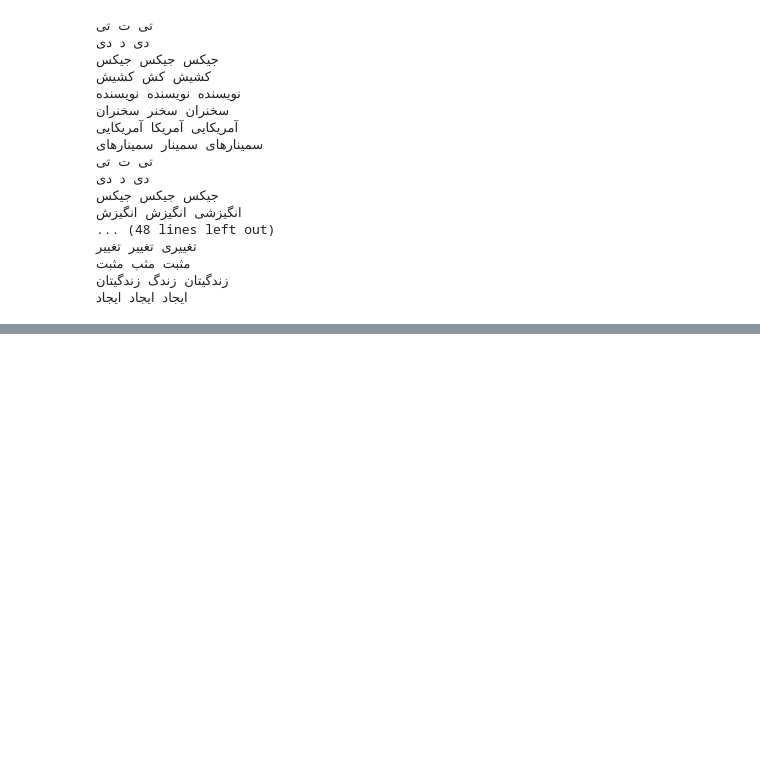
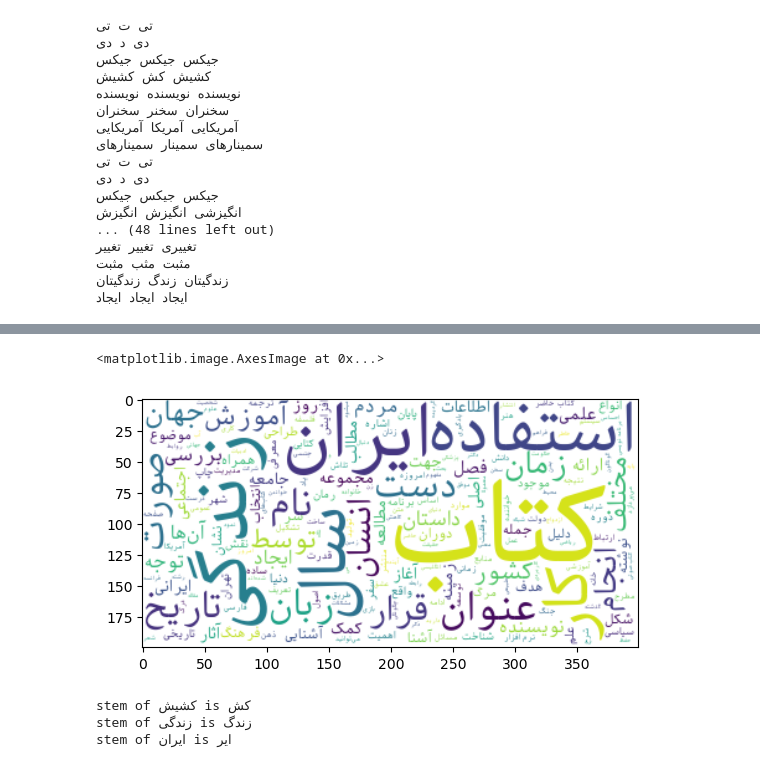
Before and after one commit to IR-1401-2-project/ClassProjects, a Jupyter notebook: session_002_1.ipynb, the cells around one changed output, grey strips where cells are left out. Saved outputs shown, nothing was run; the diff lists cells and outputs as text; code cells hidden in the pictures; blank space fills up the shorter version.

Commit message:
persian part fully implemented

```diff
--- a/session_002_1.ipynb
+++ b/session_002_1.ipynb
@@ -243,3 +243,6 @@ for index, row in df_persian.iterrows():
 # %%
 # save the df
 df_persian.to_csv("persian_df.csv")
+# %%
+# load df
+df_persian = pandas.read_csv("persian_df.csv")
@@ -245,0 +303,45 @@ df_persian.to_csv("persian_df.csv")
+# %%
+# we combine all the cleaned words in all columns together
+all_words = []
+for index, row in df_persian.iterrows():
+    all_words += row["hazm_cleaned_word_token"]
+
+# we reshape the persian text
+reshaped_text = reshape(" ".join(all_words))
+# %%
+# before we can display farsi we need to prepare the text
+# we are going to use the arabic_reshaper library to reshape the persian text
+# we are going to use the bidi library to display the persian text
+from bidi.algorithm import get_display
+import arabic_reshaper
+
+# we reshape the persian text
+reshaped_text = arabic_reshaper.reshape(" ".join(all_words))
+# we display the persian text
+reshaped_text = get_display(reshaped_text)
+
+# we create a word cloud from the reshaped text
+# we use the persian font
+wordcloud = WordCloud(font_path="/home/toorajtaraz/Documents/projects/ClassProjects/resources/fonts/Nika-Regular.ttf", background_color="white").generate(reshaped_text)
+
+
+from matplotlib import pyplot as plt
+plt.imshow(wordcloud, interpolation='bilinear')
+# %% [output]
+<matplotlib.image.AxesImage at 0x...>
+[figure, added]
+# %%
+# finally we should represent the problems with hazm stemming using three examples
+problematic_word_1 = "کشیش"
+problematic_word_2 = "زندگی"
+problematic_word_3 = "ایران"
+
+# we stem the problematic words using hazm stemmer
+hazm_stemmer = Stemmer()
+print(f"stem of {problematic_word_1} is {hazm_stemmer.stem(problematic_word_1)}")
+print(f"stem of {problematic_word_2} is {hazm_stemmer.stem(problematic_word_2)}")
+print(f"stem of {problematic_word_3} is {hazm_stemmer.stem(problematic_word_3)}")
+# %% [output]
+stem of کشیش is کش
+stem of زندگی is زندگ
+stem of ایران is ایر
```
Also changed, not shown: parts of 3 cells of this notebook.
